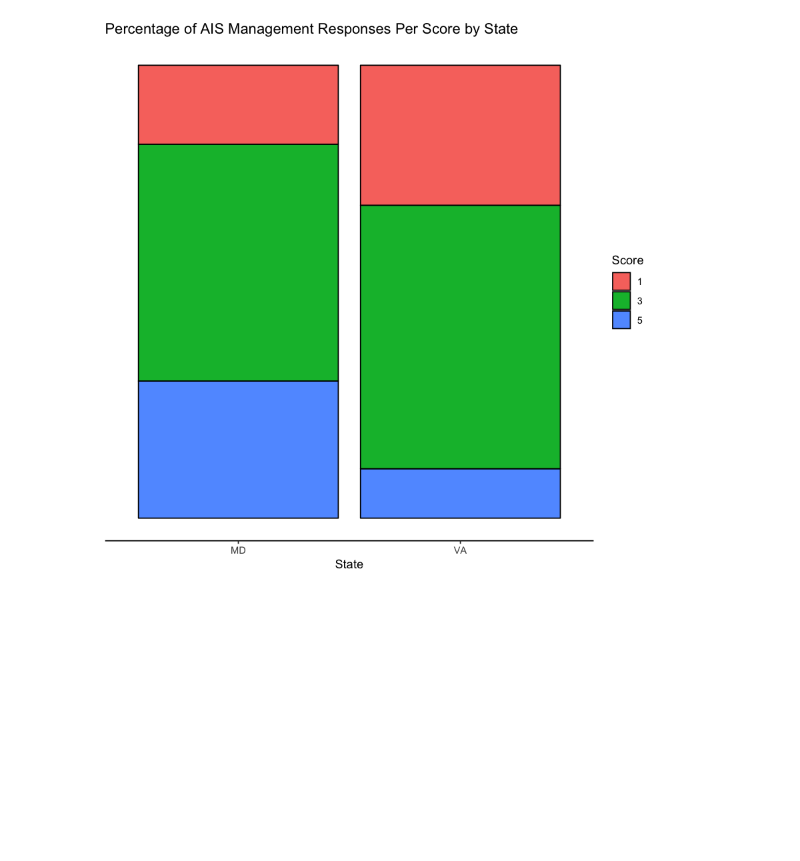
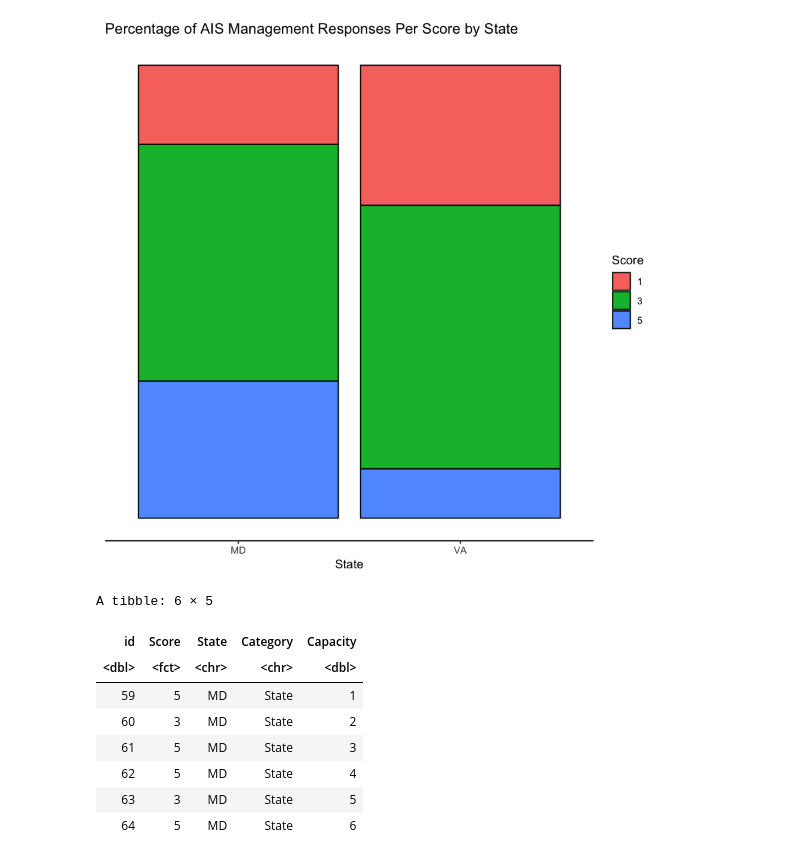
Before and after one commit to bpatter5/stat634, a Jupyter notebook: AIS/notebooks/initial_analysis.ipynb, the cells around one changed output. Cells and saved outputs as stored; diff of their text form; code cells hidden in the pictures; blank space fills up the shorter version.

```diff
--- a/AIS/notebooks/initial_analysis.ipynb
+++ b/AIS/notebooks/initial_analysis.ipynb
@@ -39,0 +42,12 @@ ggplot(ais_summary, aes(x=State,y=n,fill=Score)) +
+# %%
+head(state_cat)
+# %% [output]
+A tibble: 6 × 5
+| id | Score | State | Category | Capacity |
+| <dbl> | <fct> | <chr> | <chr> | <dbl> |
+| 59 | 5 | MD | State | 1 |
+| 60 | 3 | MD | State | 2 |
+| 61 | 5 | MD | State | 3 |
+| 62 | 5 | MD | State | 4 |
+| 63 | 3 | MD | State | 5 |
+| 64 | 5 | MD | State | 6 |
```
Also changed, not shown: parts of 6 cells of this notebook, 3 other files.
